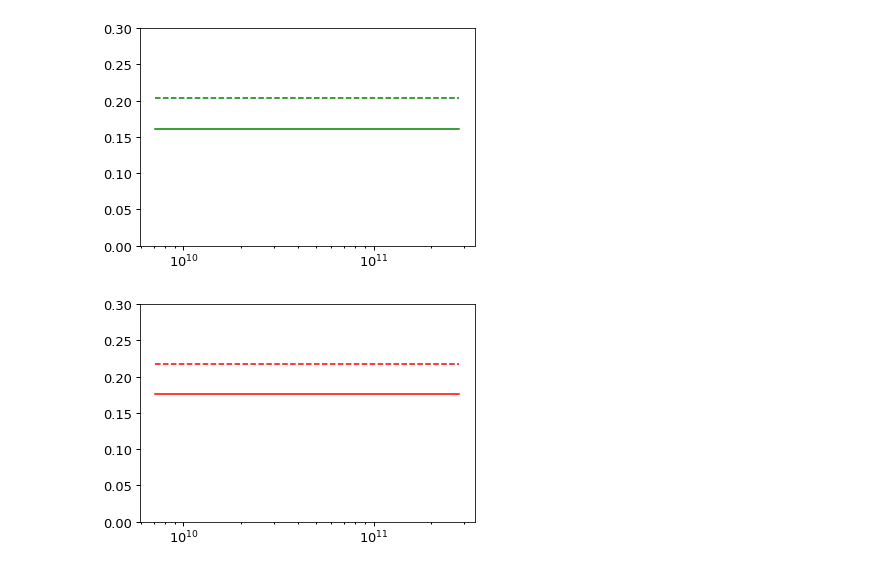
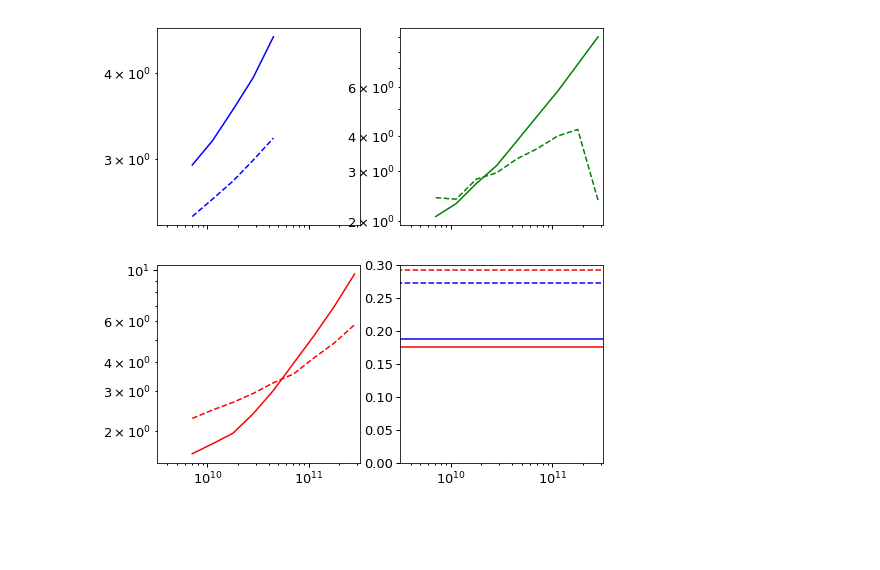
Before and after one commit to aphearin/galsize_models, a Jupyter notebook: notebooks/check_one_points_and_chi2.ipynb, the cells around one changed output. Saved outputs shown, nothing was run; the diff lists cells and outputs as text; code cells hidden in the pictures; blank space fills up the shorter version.

```diff
--- a/notebooks/check_one_points_and_chi2.ipynb
+++ b/notebooks/check_one_points_and_chi2.ipynb
@@ -90,32 +48,44 @@ ylim = ax.set_ylim(0, 0.3)
-# %%
-fig, ax = plt.subplots(1, 1)
-
-npts = len(logsm_mids)
-
-xscale = ax.set_xscale('log')
-
-ifirst, ilast = _get_ifirst_ilast_indices(4)
-y_data = np.zeros_like(logsm_mids) + sdss_data_vector[ifirst]
-y_model = np.zeros_like(logsm_mids) + model_data_vector[ifirst]
-__=ax.plot(10**logsm_mids, y_data, color='green')
-__=ax.plot(10**logsm_mids, y_model, '--', color='green')
-
-ylim = ax.set_ylim(0, 0.3)
-# %% [output]
-[figure, removed]
-# %%
-fig, ax = plt.subplots(1, 1)
-
-npts = len(logsm_mids)
-
-xscale = ax.set_xscale('log')
-
-ifirst, ilast = _get_ifirst_ilast_indices(5)
-y_data = np.zeros_like(logsm_mids) + sdss_data_vector[ifirst]
-y_model = np.zeros_like(logsm_mids) + model_data_vector[ifirst]
-__=ax.plot(10**logsm_mids, y_data, color='red')
-__=ax.plot(10**logsm_mids, y_model, '--', color='red')
-
-ylim = ax.set_ylim(0, 0.3)
-# %% [output]
-[figure, removed]
+# %%
+from galsize_models.measurements.sdss_covariance import _get_ifirst_ilast_indices
+
+fig, axes = plt.subplots(2, 2, figsize=(8, 8), sharex=True)
+(ax1, ax2), (ax3, ax4) = axes
+axis_list = (ax1, ax2, ax3, ax4)
+
+__=ax1.loglog(); __=ax2.loglog(); __=ax3.loglog(); __=ax4.set_xscale('log')
+
+
+ifirst, ilast = _get_ifirst_ilast_indices(0)
+nskip = ilast-ifirst
+__=ax1.plot(10**logsm_mids[:nskip], sdss_data_vector[ifirst:ilast], color='blue')
+__=ax1.plot(10**logsm_mids[:nskip], model_data_vector[ifirst:ilast], '--', color='blue')
+
+ifirst, ilast = _get_ifirst_ilast_indices(1)
+nskip = ilast-ifirst
+__=ax2.plot(10**logsm_mids[:nskip], sdss_data_vector[ifirst:ilast], color='green')
+__=ax2.plot(10**logsm_mids[:nskip], model_data_vector[ifirst:ilast], '--', color='green')
+
+ifirst, ilast = _get_ifirst_ilast_indices(2)
+nskip = ilast-ifirst
+__=ax3.plot(10**logsm_mids[:nskip], sdss_data_vector[ifirst:ilast], color='red')
+__=ax3.plot(10**logsm_mids[:nskip], model_data_vector[ifirst:ilast], '--', color='red')
+
+ifirst, ilast = _get_ifirst_ilast_indices(3)
+_x = np.logspace(9, 12, len(logsm_mids))
+y_data = np.zeros_like(logsm_mids) + sdss_data_vector[ifirst]
+y_model = np.zeros_like(logsm_mids) + model_data_vector[ifirst]
+__=ax4.plot(_x, y_data, color='blue')
+__=ax4.plot(_x, y_model, '--', color='blue')
+ifirst, ilast = _get_ifirst_ilast_indices(5)
+y_data = np.zeros_like(logsm_mids) + sdss_data_vector[ifirst]
+y_model = np.zeros_like(logsm_mids) + model_data_vector[ifirst]
+__=ax4.plot(_x, y_data, color='red')
+__=ax4.plot(_x, y_model, '--', color='red')
+
+
+for ax in axis_list:
+    xlim = ax.set_xlim(10**9.5, 10**11.5)
+
+ylim4 = ax.set_ylim(0, 0.3)
+# %% [output]
+[figure, added]
```
Also changed, not shown: parts of 9 cells of this notebook.
